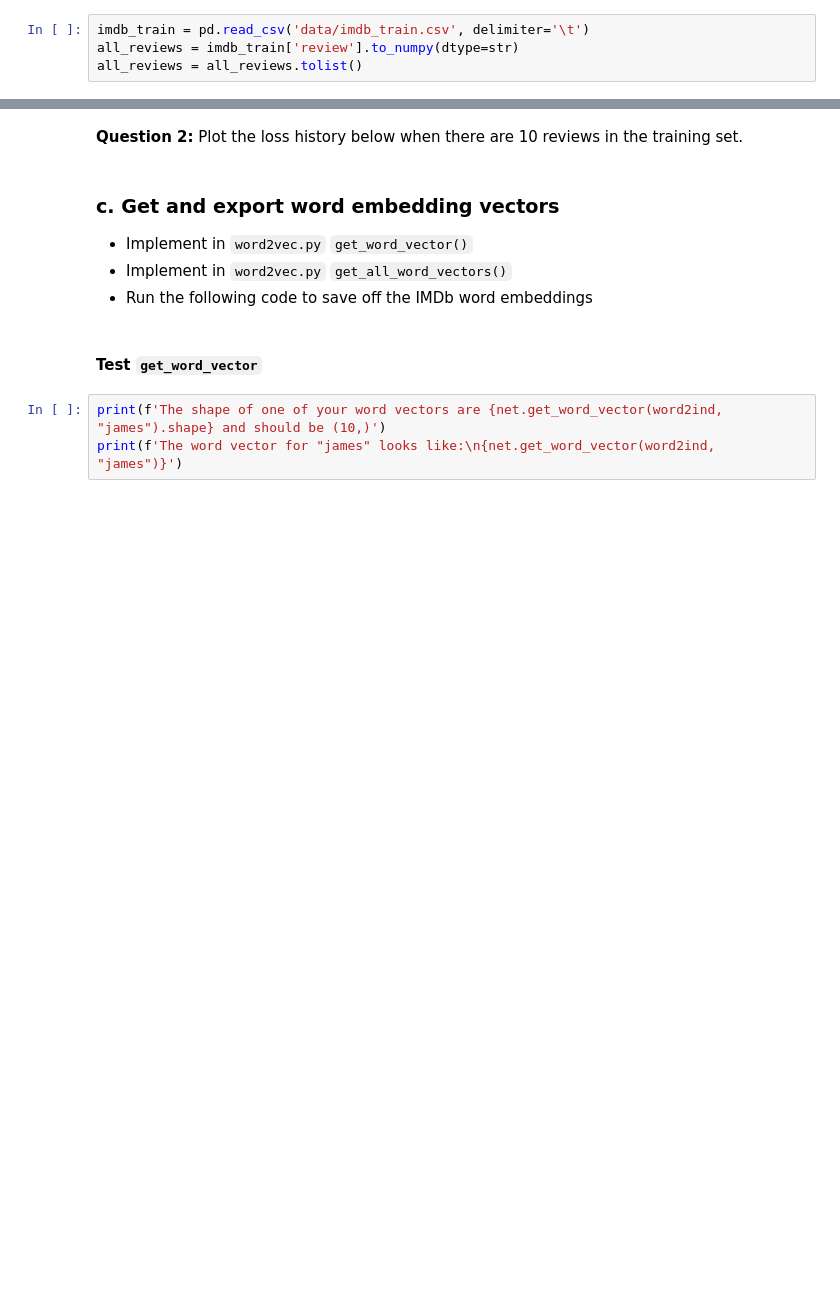
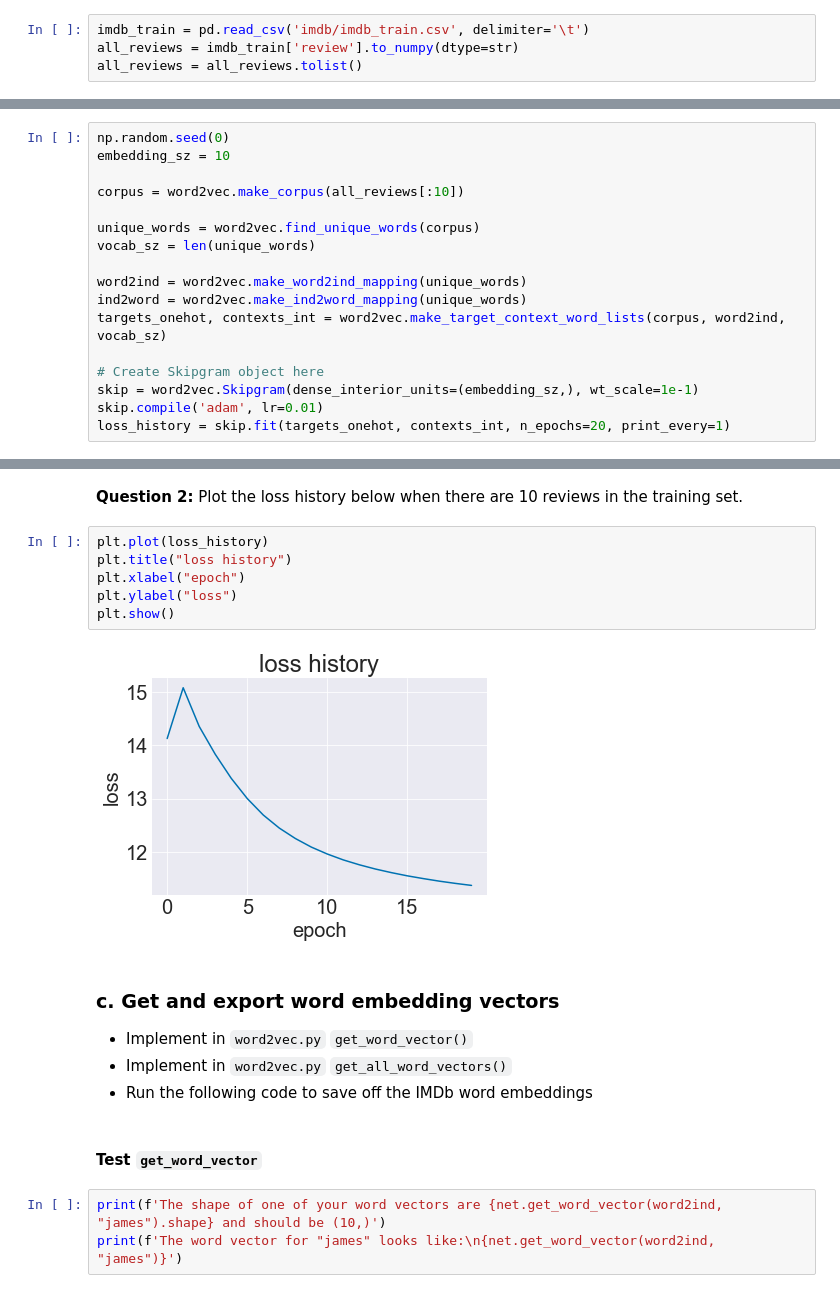
Before and after one commit to ejseal21/NeuralNetworks, a Jupyter notebook: project5/word_embeddings.ipynb, the cells around one changed output, grey strips where cells are left out. Drawn from its saved outputs; the diff is of its cells as text; blank space fills up the shorter version.

```diff
--- a/project5/word_embeddings.ipynb
+++ b/project5/word_embeddings.ipynb
@@ -35,7 +35,7 @@ In the second part of the project (`som.ipynb`), you will implement a self-organ
 
 Load in the movie review text data in `imdb_train.csv`. The goal is to get a Python list of length 25,000 (there are 25,000 reviews in the training set), where element $i$ is a single string representing the $i^{th}$ review. You're welcome to do this however you like. I suggest using pandas.
 # %%
-imdb_train = pd.read_csv('data/imdb_train.csv', delimiter='\t')
+imdb_train = pd.read_csv('imdb/imdb_train.csv', delimiter='\t')
 all_reviews = imdb_train['review'].to_numpy(dtype=str)
 all_reviews = all_reviews.tolist()
 # %% [markdown]
@@ -207,0 +265,17 @@ embedding_sz = 10
+# %%
+np.random.seed(0)
+embedding_sz = 10
+
+corpus = word2vec.make_corpus(all_reviews[:10])
+
+unique_words = word2vec.find_unique_words(corpus)
+vocab_sz = len(unique_words)
+
+word2ind = word2vec.make_word2ind_mapping(unique_words)
+ind2word = word2vec.make_ind2word_mapping(unique_words)
+targets_onehot, contexts_int = word2vec.make_target_context_word_lists(corpus, word2ind, vocab_sz)
+
+# Create Skipgram object here
+skip = word2vec.Skipgram(dense_interior_units=(embedding_sz,), wt_scale=1e-1)
+skip.compile('adam', lr=0.01)
+loss_history = skip.fit(targets_onehot, contexts_int, n_epochs=20, print_every=1)
@@ -208,5 +300,13 @@ embedding_sz = 10
 # %% [markdown]
 **Question 2:** Plot the loss history below when there are 10 reviews in the training set.
+# %%
+plt.plot(loss_history)
+plt.title("loss history")
+plt.xlabel("epoch")
+plt.ylabel("loss")
+plt.show()
+# %% [output]
+[figure, added]
 # %% [markdown]
 ### c. Get and export word embedding vectors
 
```
Also changed, not shown: parts of 12 cells of this notebook, 5 other files.
